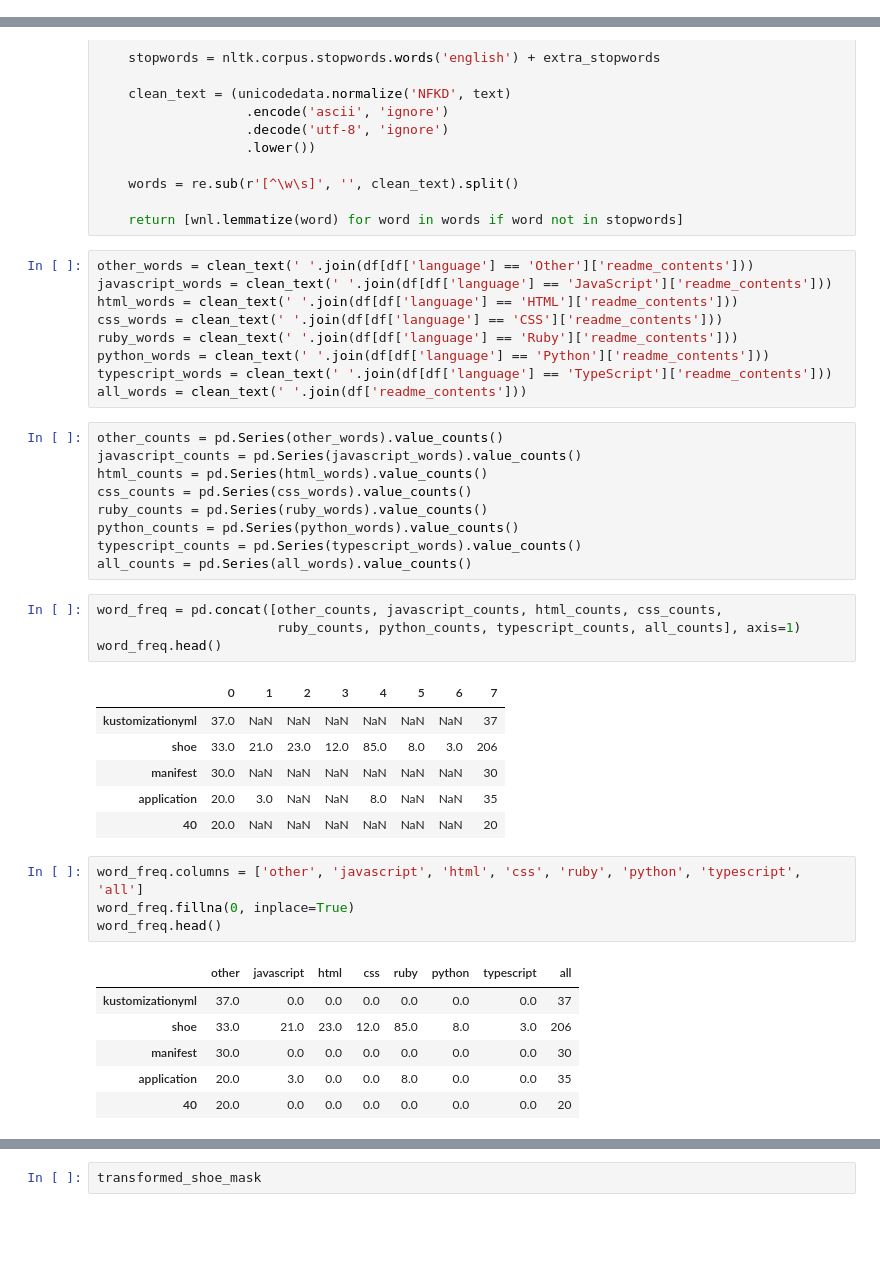
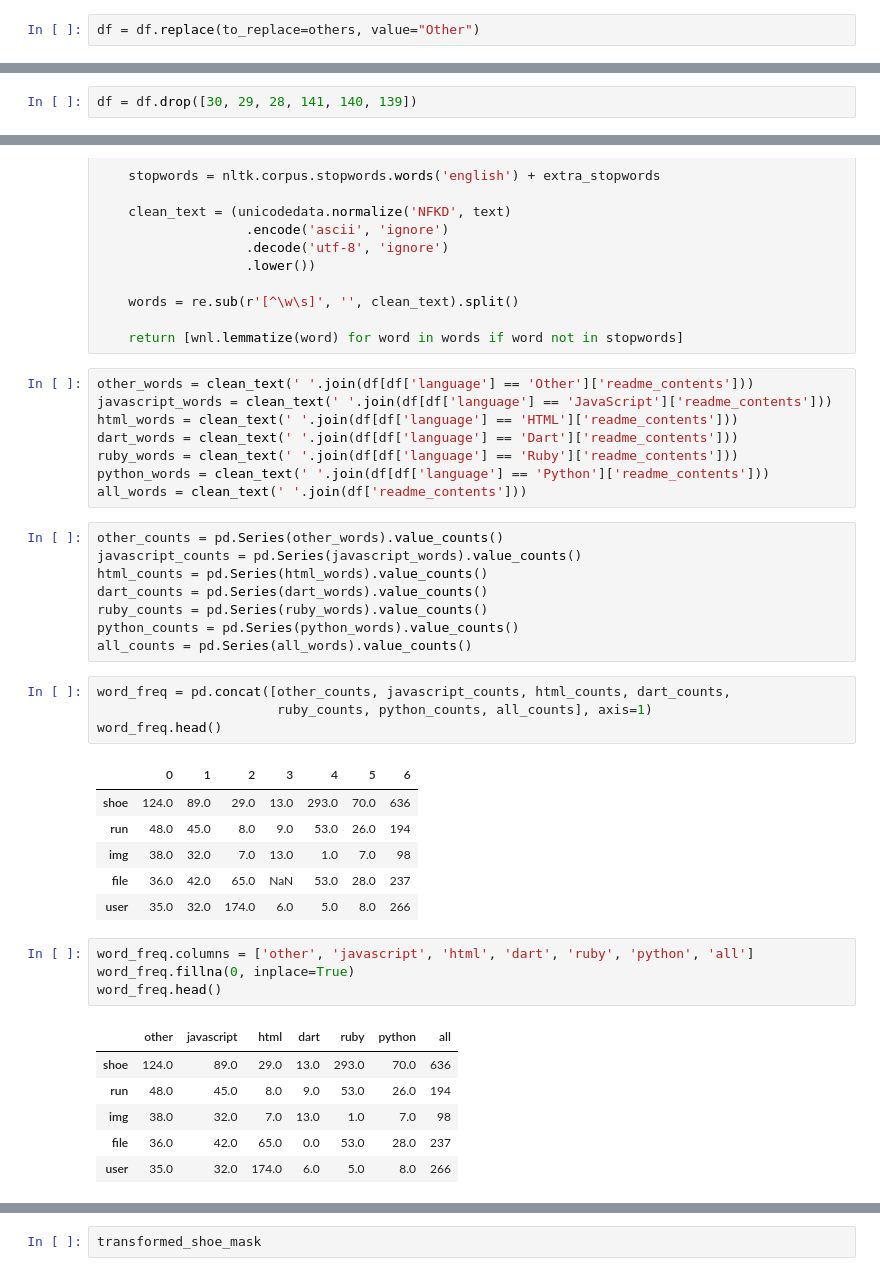
Before and after one commit to nlp-group-project/github-readme-languages, a Jupyter notebook: Smitty.ipynb, the cells around one changed output, grey strips where cells are left out. Saved outputs shown, nothing was run; the diff lists cells and outputs as text; blank space fills up the shorter version.

```diff
--- a/Smitty.ipynb
+++ b/Smitty.ipynb
@@ -166,3 +137,5 @@ Name: language, dtype: int64
+# %%
+df = df.replace(to_replace=others, value="Other")
 # %%
 def prep_article_data(df, column, exclude_words=[]):
 
@@ -202,0 +168,2 @@ TypeScript     6
+# %%
+df = df.drop([30, 29, 28, 141, 140, 139])
@@ -219,42 +202,40 @@ def clean_text(text, extra_stopwords=['r', 'u', '2', 'ltgt']):
 other_words = clean_text(' '.join(df[df['language'] == 'Other']['readme_contents']))
 javascript_words = clean_text(' '.join(df[df['language'] == 'JavaScript']['readme_contents']))
 html_words = clean_text(' '.join(df[df['language'] == 'HTML']['readme_contents']))
-css_words = clean_text(' '.join(df[df['language'] == 'CSS']['readme_contents']))
+dart_words = clean_text(' '.join(df[df['language'] == 'Dart']['readme_contents']))
 ruby_words = clean_text(' '.join(df[df['language'] == 'Ruby']['readme_contents']))
 python_words = clean_text(' '.join(df[df['language'] == 'Python']['readme_contents']))
-typescript_words = clean_text(' '.join(df[df['language'] == 'TypeScript']['readme_contents']))
 all_words = clean_text(' '.join(df['readme_contents']))
 # %%
 other_counts = pd.Series(other_words).value_counts()
 javascript_counts = pd.Series(javascript_words).value_counts()
 html_counts = pd.Series(html_words).value_counts()
-css_counts = pd.Series(css_words).value_counts()
+dart_counts = pd.Series(dart_words).value_counts()
 ruby_counts = pd.Series(ruby_words).value_counts()
 python_counts = pd.Series(python_words).value_counts()
-typescript_counts = pd.Series(typescript_words).value_counts()
 all_counts = pd.Series(all_words).value_counts()
 # %%
-word_freq = pd.concat([other_counts, javascript_counts, html_counts, css_counts,
-                       ruby_counts, python_counts, typescript_counts, all_counts], axis=1)
+word_freq = pd.concat([other_counts, javascript_counts, html_counts, dart_counts,
+                       ruby_counts, python_counts, all_counts], axis=1)
 word_freq.head()
 # %% [output]
-|  | 0 | 1 | 2 | 3 | 4 | 5 | 6 | 7 |
-| kustomizationyml | 37.0 | NaN | NaN | NaN | NaN | NaN | NaN | 37 |
-| shoe | 33.0 | 21.0 | 23.0 | 12.0 | 85.0 | 8.0 | 3.0 | 206 |
-| manifest | 30.0 | NaN | NaN | NaN | NaN | NaN | NaN | 30 |
-| application | 20.0 | 3.0 | NaN | NaN | 8.0 | NaN | NaN | 35 |
-| 40 | 20.0 | NaN | NaN | NaN | NaN | NaN | NaN | 20 |
+|  | 0 | 1 | 2 | 3 | 4 | 5 | 6 |
+| shoe | 124.0 | 89.0 | 29.0 | 13.0 | 293.0 | 70.0 | 636 |
+| run | 48.0 | 45.0 | 8.0 | 9.0 | 53.0 | 26.0 | 194 |
+| img | 38.0 | 32.0 | 7.0 | 13.0 | 1.0 | 7.0 | 98 |
+| file | 36.0 | 42.0 | 65.0 | NaN | 53.0 | 28.0 | 237 |
+| user | 35.0 | 32.0 | 174.0 | 6.0 | 5.0 | 8.0 | 266 |
 # %%
-word_freq.columns = ['other', 'javascript', 'html', 'css', 'ruby', 'python', 'typescript', 'all']
+word_freq.columns = ['other', 'javascript', 'html', 'dart', 'ruby', 'python', 'all']
 word_freq.fillna(0, inplace=True)
 word_freq.head()
 # %% [output]
-|  | other | javascript | html | css | ruby | python | typescript | all |
-| kustomizationyml | 37.0 | 0.0 | 0.0 | 0.0 | 0.0 | 0.0 | 0.0 | 37 |
-| shoe | 33.0 | 21.0 | 23.0 | 12.0 | 85.0 | 8.0 | 3.0 | 206 |
-| manifest | 30.0 | 0.0 | 0.0 | 0.0 | 0.0 | 0.0 | 0.0 | 30 |
-| application | 20.0 | 3.0 | 0.0 | 0.0 | 8.0 | 0.0 | 0.0 | 35 |
-| 40 | 20.0 | 0.0 | 0.0 | 0.0 | 0.0 | 0.0 | 0.0 | 20 |
+|  | other | javascript | html | dart | ruby | python | all |
+| shoe | 124.0 | 89.0 | 29.0 | 13.0 | 293.0 | 70.0 | 636 |
+| run | 48.0 | 45.0 | 8.0 | 9.0 | 53.0 | 26.0 | 194 |
+| img | 38.0 | 32.0 | 7.0 | 13.0 | 1.0 | 7.0 | 98 |
+| file | 36.0 | 42.0 | 65.0 | 0.0 | 53.0 | 28.0 | 237 |
+| user | 35.0 | 32.0 | 174.0 | 6.0 | 5.0 | 8.0 | 266 |
 # %%
 word_freq.dtypes
 # %% [output]
```
Also changed, not shown: parts of 24 cells of this notebook.
